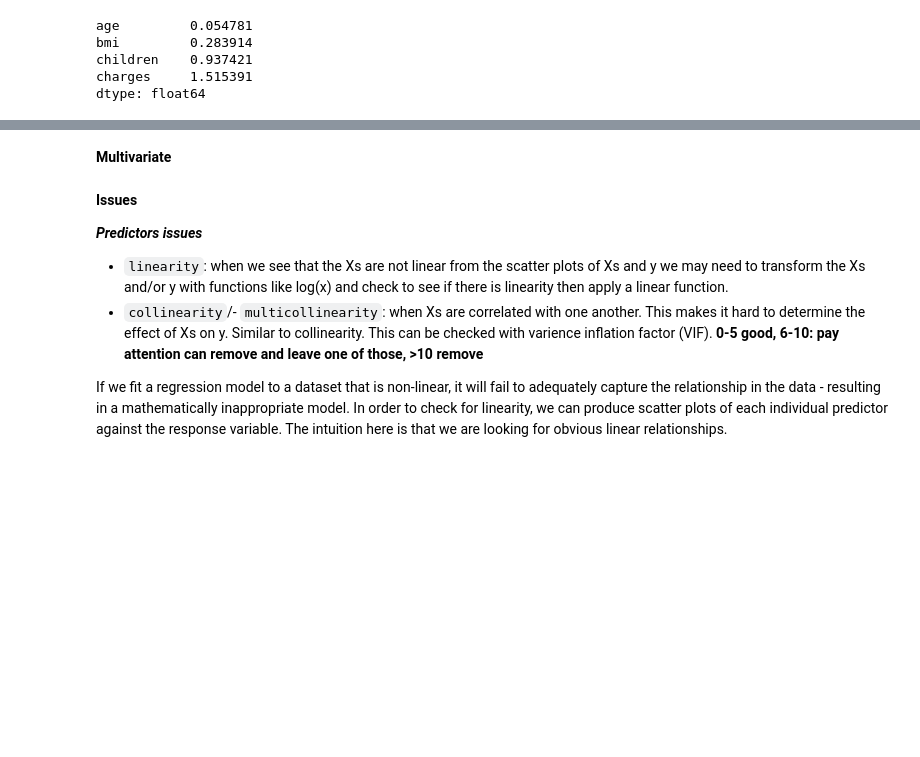
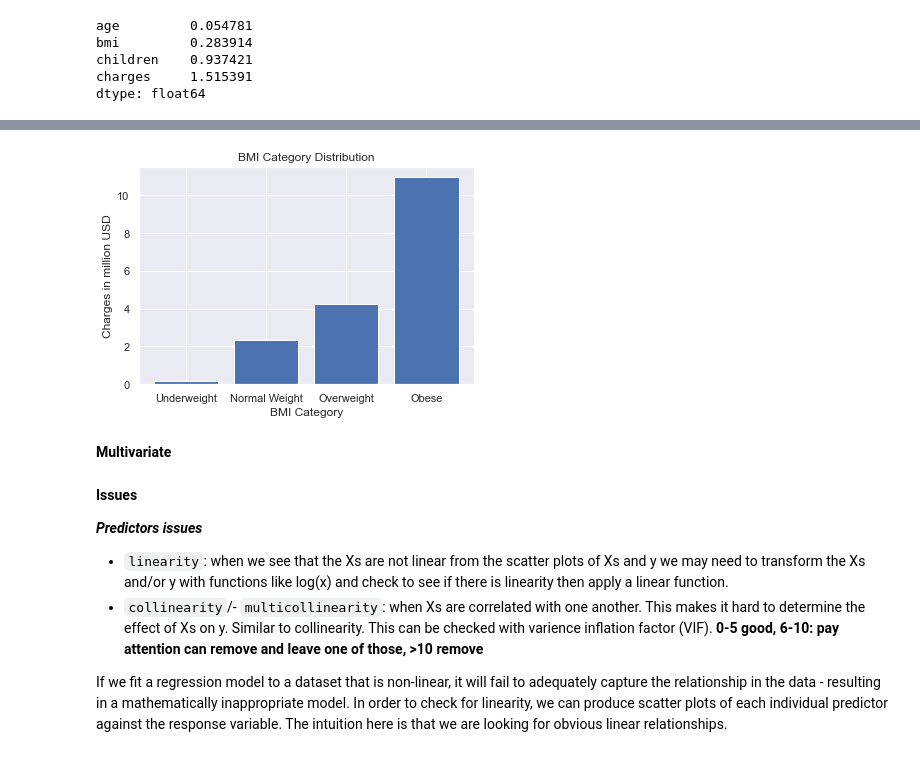
Before and after one commit to BuhariS/insurance_claim_prediction, a Jupyter notebook: insurance_claim.ipynb, the cells around one changed output, grey strips where cells are left out. Cells and saved outputs as stored; diff of their text form; code cells hidden in the pictures; blank space fills up the shorter version.

```diff
--- a/insurance_claim.ipynb
+++ b/insurance_claim.ipynb
@@ -318,0 +340,6 @@ df[list_numerical_feat].plot(kind='density', subplots=True, layout=(3, 2), share
+# %%
+categories = ['Underweight', 'Normal Weight', 'Overweight', 'Obese']
+thresholds = [18.5, 25, 30]
+# %%
+# Create a new column 'BMI Category' and map the values
+insurance_df['bmi_category'] = pd.cut(insurance_df['bmi'], bins=[0] + thresholds + [float('inf')], labels=categories)
@@ -318,0 +364,3 @@ df[list_numerical_feat].plot(kind='density', subplots=True, layout=(3, 2), share
+# %%
+bmi_df = insurance_df[["bmi_category", "charges"]].groupby(by="bmi_category", as_index=False).sum()
+bmi_df
@@ -319,3 +373,14 @@ df[list_numerical_feat].plot(kind='density', subplots=True, layout=(3, 2), share
+# %%
+# Plot the bar chart
+plt.bar(bmi_df.bmi_category, bmi_df.charges/1e6)
+plt.xlabel('BMI Category')
+plt.ylabel('Charges in million USD')
+plt.title('BMI Category Distribution')
+
+# Display the bar chart
+plt.show()
+# %% [output]
+[figure, added]
 # %%
 # box plot
 sns.boxplot(x='bmi', data=df);
```
Also changed, not shown: parts of 15 cells of this notebook.
